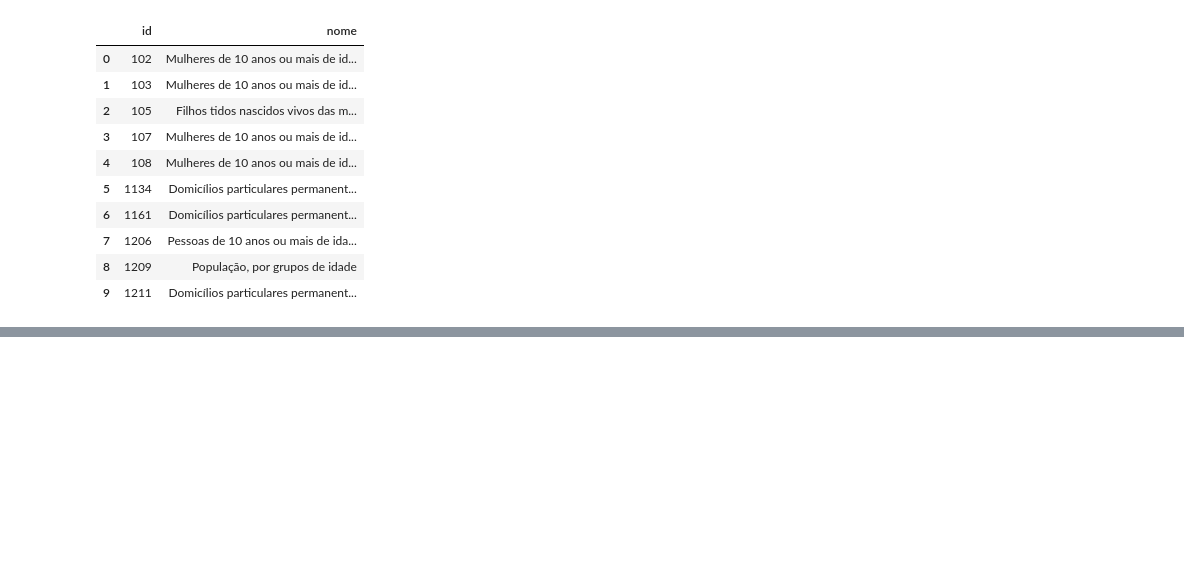
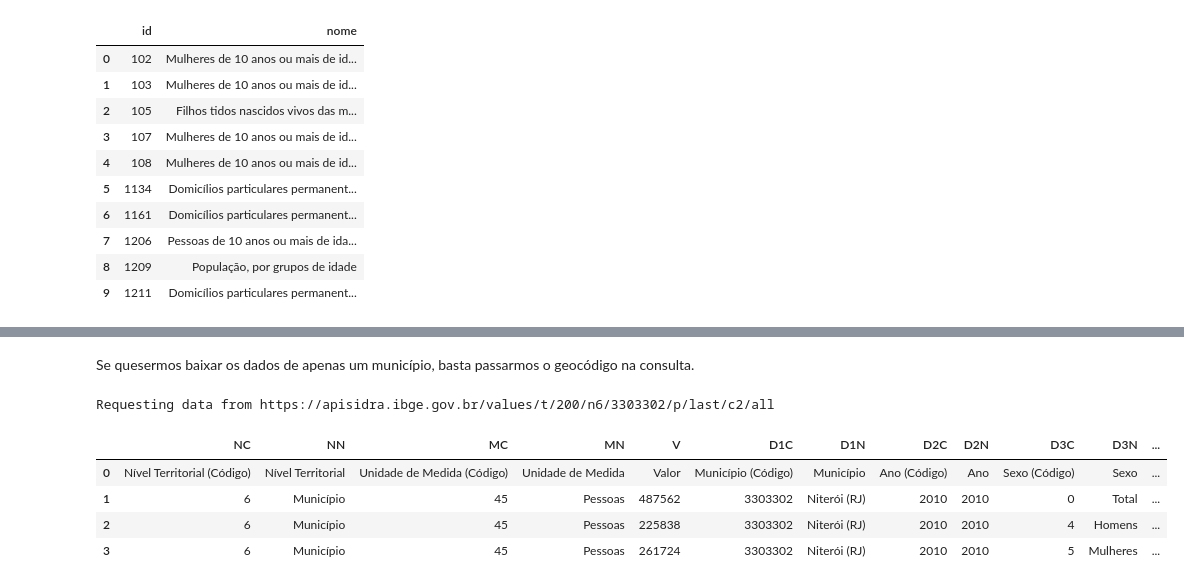
Before and after one commit to AlertaDengue/curso-pysus, a Jupyter notebook: IBGE/IBGE.ipynb, the cells around one changed output, grey strips where cells are left out. Drawn from its saved outputs; the diff is of its cells as text; code cells hidden in the pictures; blank space fills up the shorter version.

```diff
--- a/IBGE/IBGE.ipynb
+++ b/IBGE/IBGE.ipynb
@@ -64,0 +165,12 @@ Dropdown(description='Number:', index=5, options=(('Mulheres de 10 anos ou mais
+# %% [markdown]
+Se quesermos baixar os dados de apenas um município, basta passarmos o geocódigo na consulta.
+# %%
+data = IBGE.get_sidra_table(200,territorial_level=6, geocode=3303302,period='last',classification=2, categories='all')
+data
+# %% [output]
+Requesting data from https://apisidra.ibge.gov.br/values/t/200/n6/3303302/p/last/c2/all
+|  | NC | NN | MC | MN | V | D1C | D1N | D2C | D2N | D3C | D3N | ... |
+| 0 | Nível Territorial (Código) | Nível Territorial | Unidade de Medida (Código) | Unidade de Medida | Valor | Município (Código) | Município | Ano (Código) | Ano | Sexo (Código) | Sexo | ... |
+| 1 | 6 | Município | 45 | Pessoas | 487562 | 3303302 | Niterói (RJ) | 2010 | 2010 | 0 | Total | ... |
+| 2 | 6 | Município | 45 | Pessoas | 225838 | 3303302 | Niterói (RJ) | 2010 | 2010 | 4 | Homens | ... |
+| 3 | 6 | Município | 45 | Pessoas | 261724 | 3303302 | Niterói (RJ) | 2010 | 2010 | 5 | Mulheres | ... |
```
Also changed, not shown: parts of 11 cells of this notebook.
